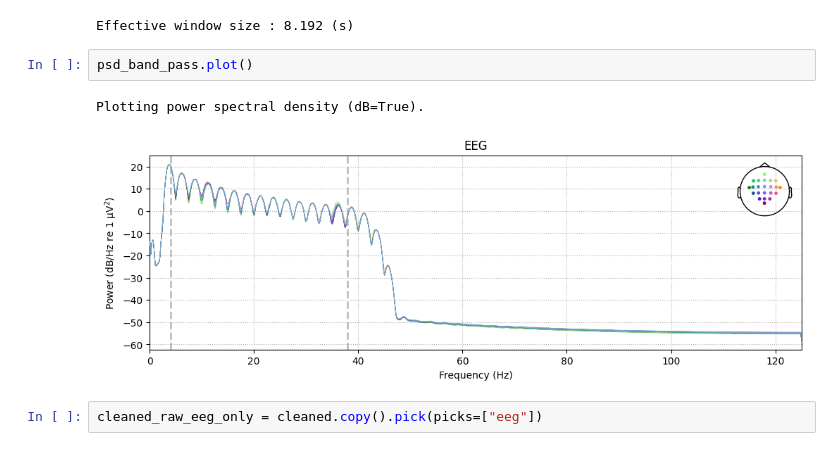
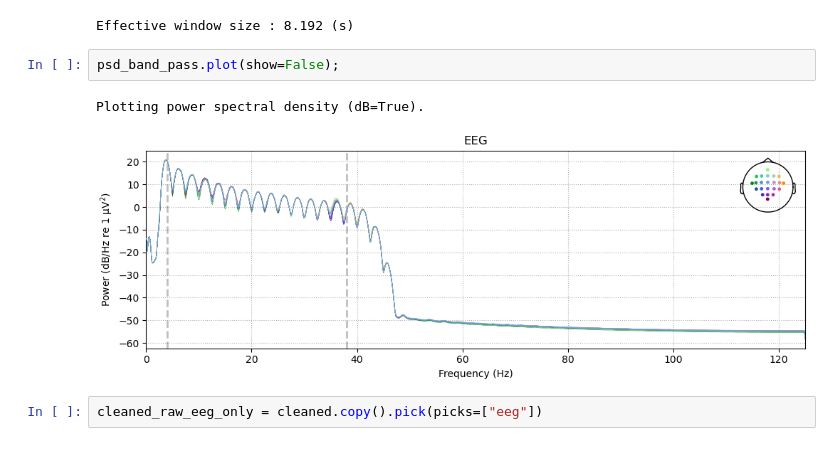
Before and after one commit to 33may/bci, a Jupyter notebook: convformer/expore.ipynb, the cells around one changed output. Saved outputs shown, nothing was run; the diff lists cells and outputs as text.

```diff
--- a/convformer/expore.ipynb
+++ b/convformer/expore.ipynb
@@ -364,10 +384,10 @@ psd_band_pass = band_pass.compute_psd()
 # %% [output]
 Effective window size : 8.192 (s)
 # %%
-psd_band_pass.plot()
+psd_band_pass.plot(show=False);
 # %% [output]
 Plotting power spectral density (dB=True).
-[figure, old version]
+[figure, new version]
 # %%
 cleaned_raw_eeg_only = cleaned.copy().pick(picks=["eeg"])
 # %%
```
Also changed, not shown: parts of 17 cells of this notebook, 1 other file.
